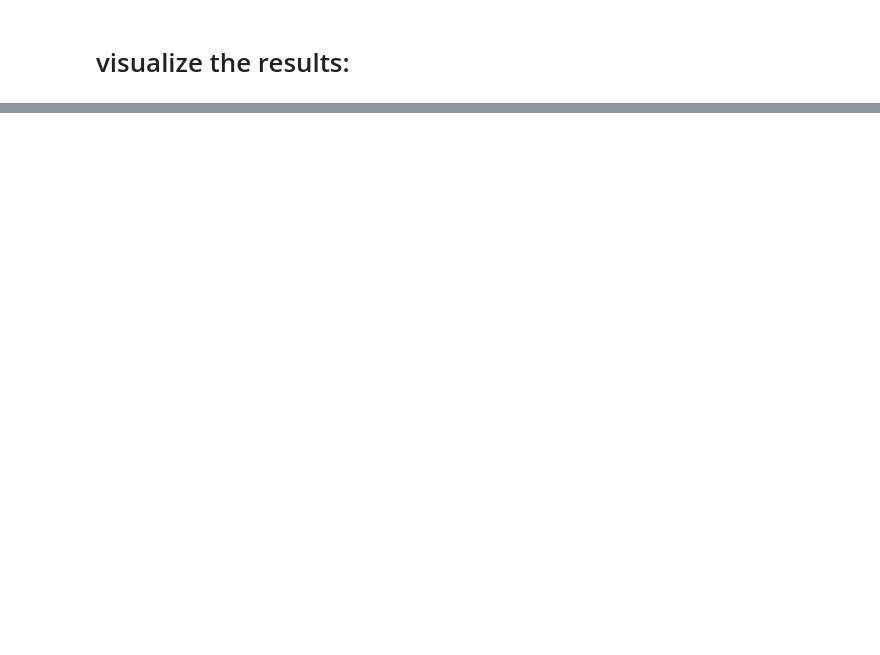
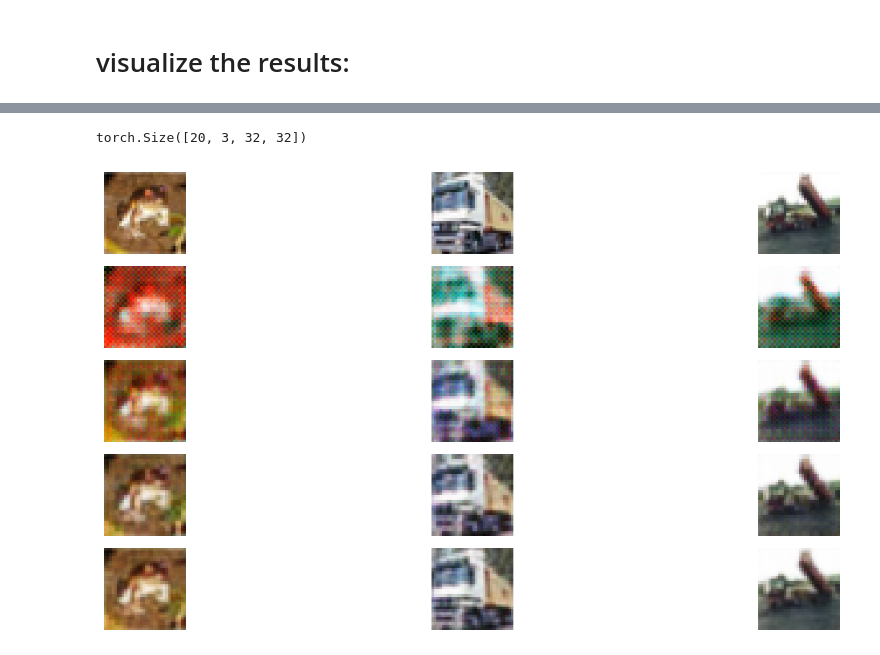
Before and after one commit to nadavo11/Autoencoder-Conv-RNN-Remote-Deep-Inference, a Jupyter notebook: Autoencoder-Conv-RNN-Remote-Deep-Inference.ipynb, the cells around one changed output, grey strips where cells are left out. Cells and saved outputs as stored; diff of their text form; code cells hidden in the pictures; blank space fills up the shorter version.

```diff
--- a/Autoencoder-Conv-RNN-Remote-Deep-Inference.ipynb
+++ b/Autoencoder-Conv-RNN-Remote-Deep-Inference.ipynb
@@ -387,0 +580,54 @@ Clipping input data to the valid range for imshow with RGB data ([0..1] for floa
+# %%
+# # obtain one batch of training images
+dataiter = iter(train_loader)
+images, labels = next(dataiter)
+#images, labels = next(dataiter)
+# images, labels = next(dataiter)
+# images, labels = next(dataiter)
+# images, labels = next(dataiter)
+# images, labels = next(dataiter)
+# images, labels = next(dataiter)
+# images, labels = next(dataiter)
+# images, labels = next(dataiter)
+# images, labels = next(dataiter)
+# images, labels = next(dataiter)
+# images, labels = next(dataiter)
+# images, labels = next(testiter)
+# images, labels = next(testiter)
+# images, labels = next(testiter)
+
+
+images = images.numpy() # convert images to numpy for display
+#
+reconstructed_images, stages = model.tap_in(torch.from_numpy(images))
+
+# plot the images in the batch, along with the corresponding labels
+print(reconstructed_images.shape)
+fig, axs = plt.subplots(5, 3, figsize=(15, 6))
+# display 3 images
+for i in range(3):
+    # Displaying the original image
+    imshow(images[i],ax=axs[0, i])
+    axs[0, i].axis('off')  # Turn off the axis for a cleaner look
+
+    # Displaying the reconstructed image
+    imshow(stages[0][i], ax=axs[1, i])
+    axs[1, i].axis('off')  # Turn off the axis here as well
+
+    # Displaying the reconstructed image
+    imshow((1/2)*(stages[1][i]+stages[0][i]), ax=axs[2, i])
+    axs[2, i].axis('off')  # Turn off the axis here as well
+
+    # Displaying the reconstructed image
+    imshow((1/3)*(stages[2][i]+stages[1][i]+stages[0][i]), ax=axs[3, i])
+    axs[3, i].axis('off')  # Turn off the axis here as well
+
+    # Displaying the reconstructed image
+    imshow((1/4)*(stages[3][i]+stages[2][i]+stages[1][i]+stages[0][i]), ax=axs[4, i])
+    axs[4, i].axis('off')  # Turn off the axis here as well
+
+plt.tight_layout()
+plt.show()
+# %% [output]
+torch.Size([20, 3, 32, 32])
+[figure, added]
```
Also changed, not shown: parts of 17 cells of this notebook.
